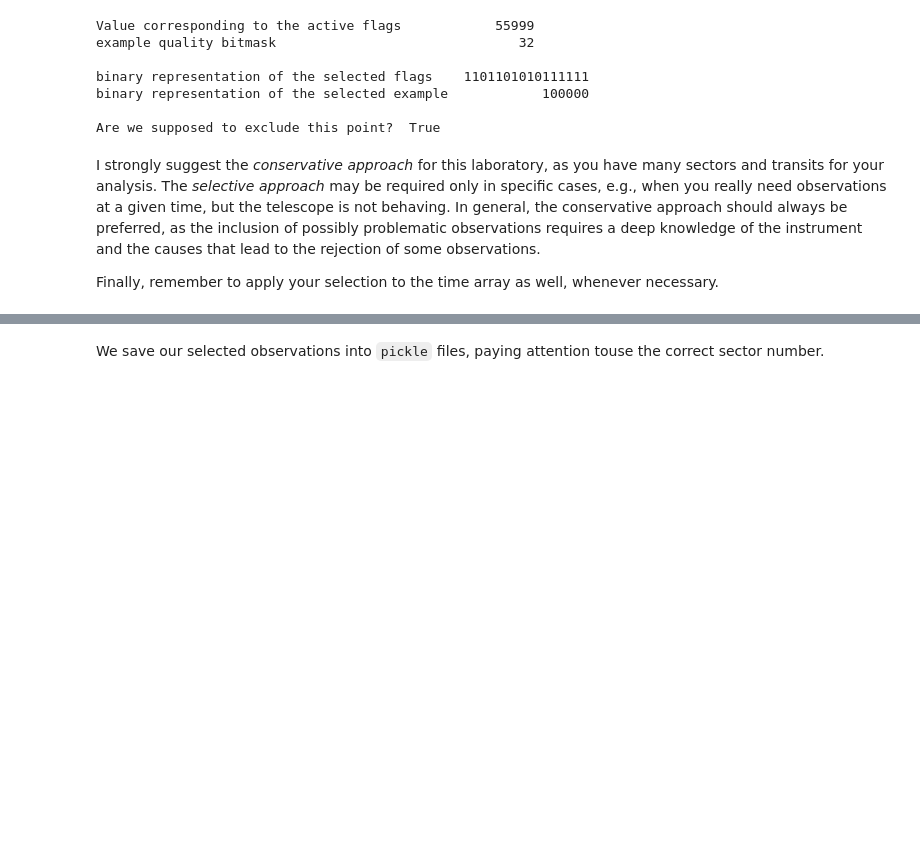
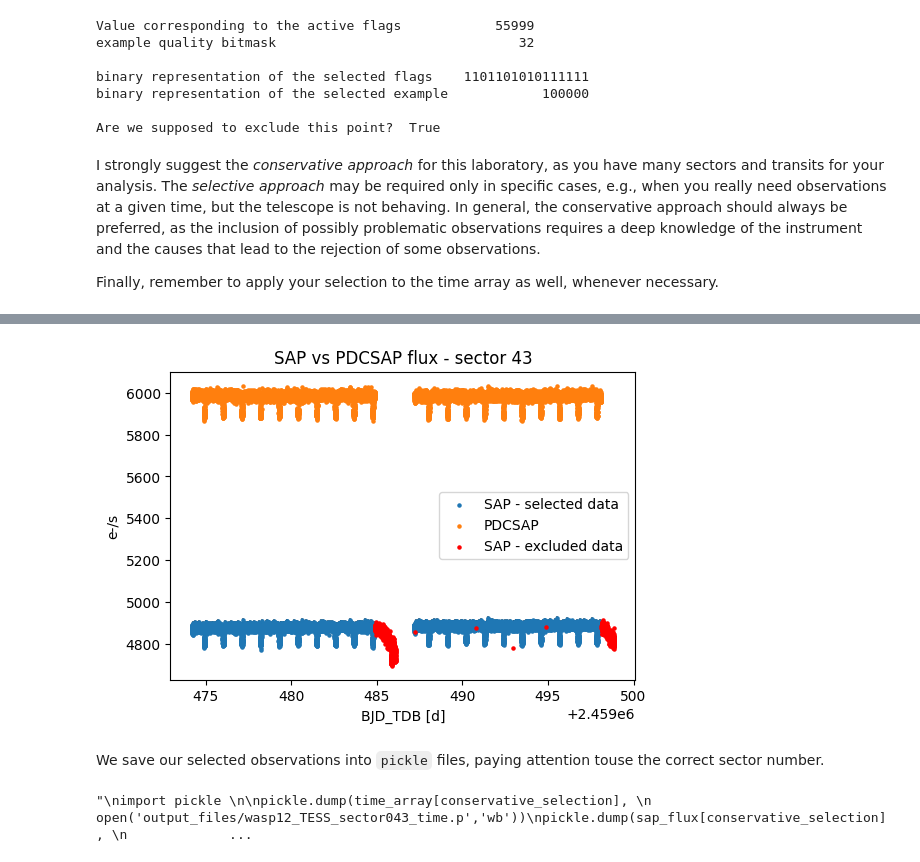
Before and after one commit to marcoboscato/exoplanet_lab2023, a Jupyter notebook: WASP-12 LAB/TESS/2_lightcurve_file.ipynb, the cells around one changed output, grey strips where cells are left out. Cells and saved outputs as stored; diff of their text form; code cells hidden in the pictures; blank space fills up the shorter version.

```diff
--- a/WASP-12 LAB/TESS/2_lightcurve_file.ipynb
+++ b/WASP-12 LAB/TESS/2_lightcurve_file.ipynb
@@ -212,7 +211,7 @@ plt.errorbar(time_array[conservative_selection], sap_flux[conservative_selection
             ecolor='k', zorder=-1)
 plt.xlabel('BJD_TDB [d]')
 plt.ylabel('e-/s')
-plt.title("TESS Lightcurve for WASP-12 - sector 43", fontsize = 12)
+plt.title("SAP vs PDCSAP flux - sector 43", fontsize = 12)
 
 plt.legend()
 plt.show()
@@ -222,6 +219,8 @@ plt.show()
+[figure, added]
 # %% [markdown]
 We save our selected observations into `pickle` files, paying attention touse the correct sector number.
 # %%
+'''
 import pickle
 
 pickle.dump(time_array[conservative_selection],
@@ -235,3 +234,6 @@ pickle.dump(pdcsap_flux[conservative_selection],
             open('output_files/wasp12_TESS_sector043_pdcsap_flux.p','wb'))
 pickle.dump(pdcsap_flux_error[conservative_selection],
             open('output_files/wasp12_TESS_sector043_pdcsap_flux_error.p','wb'))
+'''
+# %% [output]
+"\nimport pickle \n\npickle.dump(time_array[conservative_selection], \n            open('output_files/wasp12_TESS_sector043_time.p','wb'))\npickle.dump(sap_flux[conservative_selection], \n             ...
```
Also changed, not shown: parts of 3 cells of this notebook, 1 other file.
